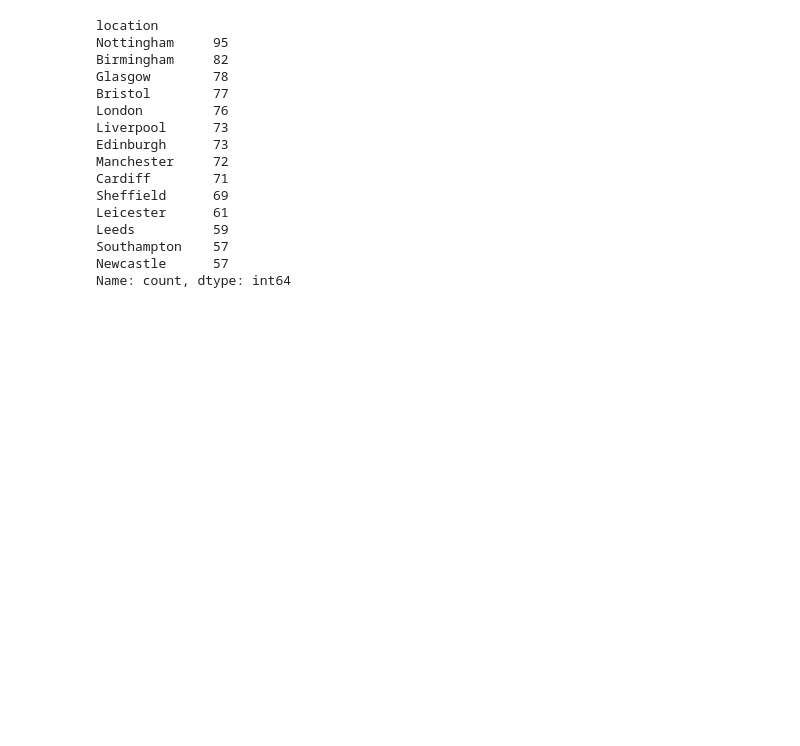
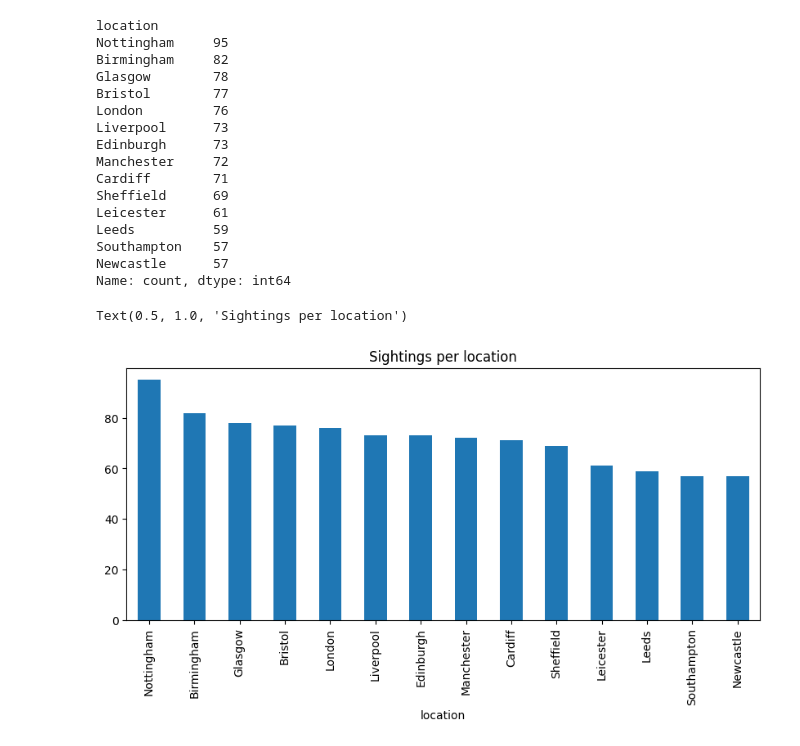
Before and after one commit to Maria-Ry/elanco_placement, a Jupyter notebook: data/notebooks/01_analysis.ipynb, the cells around one changed output. Drawn from its saved outputs; the diff is of its cells as text; code cells hidden in the pictures; blank space fills up the shorter version.

```diff
--- a/data/notebooks/01_analysis.ipynb
+++ b/data/notebooks/01_analysis.ipynb
@@ -76,3 +76,11 @@ Leeds          59
 Southampton    57
 Newcastle      57
 Name: count, dtype: int64
+# %%
+import matplotlib.pyplot as plt
+
+df["location"].value_counts().plot(kind="bar", figsize=(10,4))
+plt.title("Sightings per location")
+# %% [output]
+Text(0.5, 1.0, 'Sightings per location')
+[figure, added]
```
Also changed, not shown: parts of 1 cell of this notebook, 4 other files.
